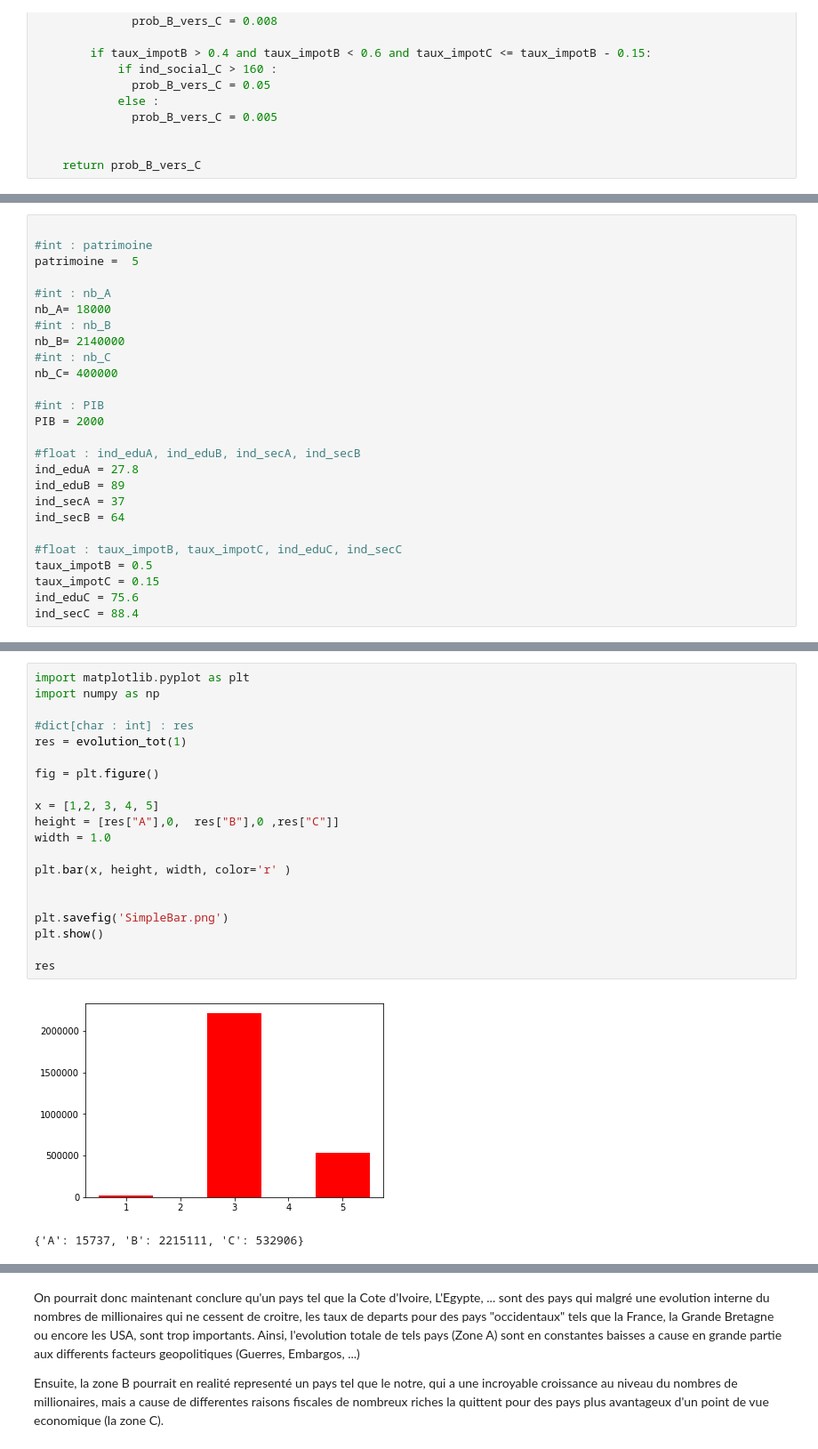
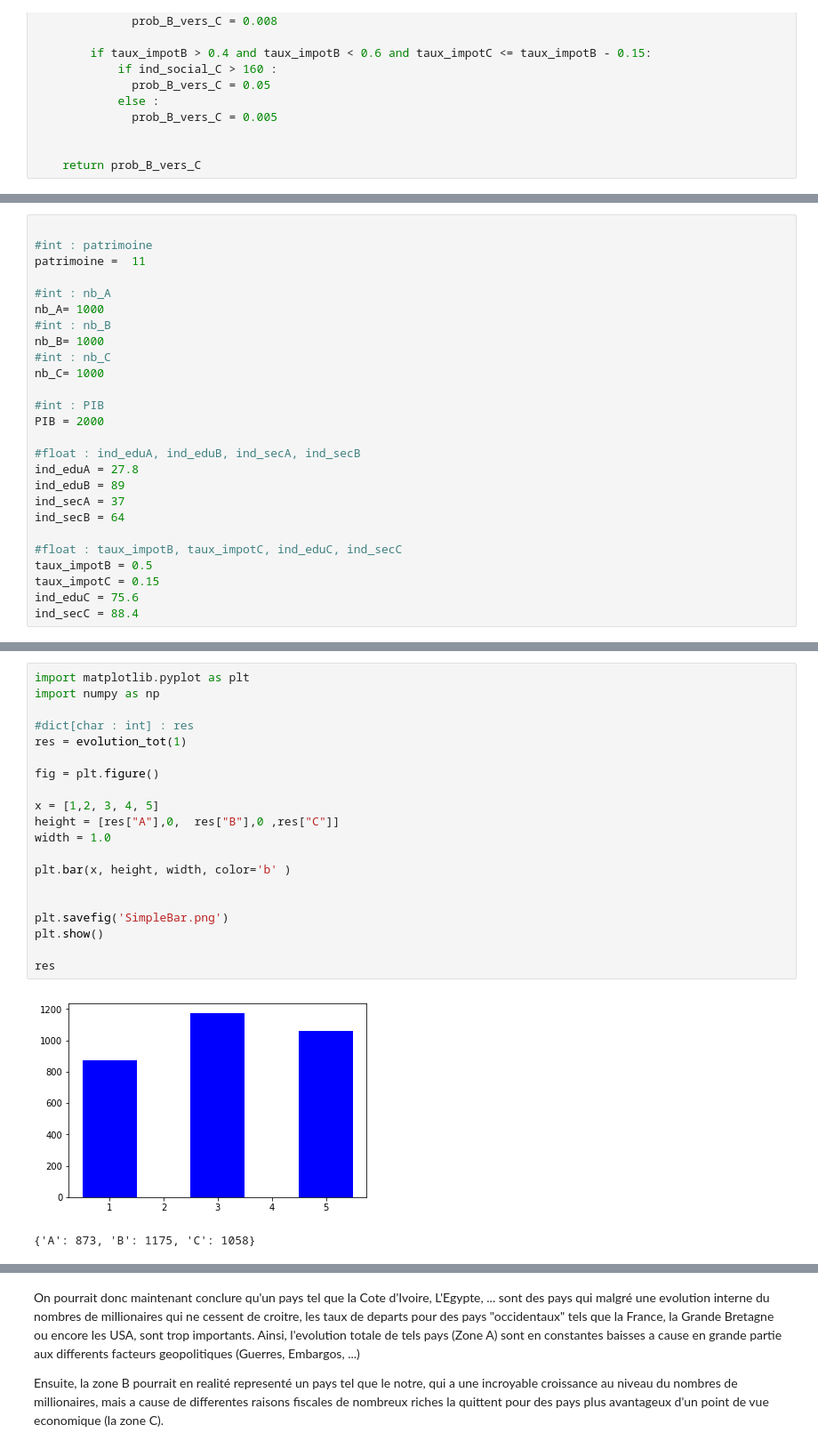
Before and after one commit to Nathceylon/ARE, a Jupyter notebook: notebookARE.ipynb, the cells around one changed output, grey strips where cells are left out. Shown: that part at 89% size. Cells and saved outputs as stored; diff of their text form.

Commit message:
modification d'un des graphes et rajout de texte

```diff
--- a/notebookARE.ipynb
+++ b/notebookARE.ipynb
@@ -356,14 +362,14 @@ Partie 3 : UN MODELE REALISTE
 # %%
 
 #int : patrimoine
-patrimoine =  5
+patrimoine =  11
 
 #int : nb_A
-nb_A= 18000
+nb_A= 1000
 #int : nb_B
-nb_B= 2140000
+nb_B= 1000
 #int : nb_C
-nb_C= 400000
+nb_C= 1000
 
 #int : PIB
 PIB = 2000
@@ -421,23 +427,23 @@ evolution_tot(1)
 # %%
 import matplotlib.pyplot as plt
 import numpy as np
 
 #dict[char : int] : res
 res = evolution_tot(1)
 
 fig = plt.figure()
 
 x = [1,2, 3, 4, 5]
 height = [res["A"],0,  res["B"],0 ,res["C"]]
 width = 1.0
 
-plt.bar(x, height, width, color='r' )
+plt.bar(x, height, width, color='b' )
 
 
 plt.savefig('SimpleBar.png')
 plt.show()
 
 res
 # %% [output]
-[figure, old version]
+[figure, new version]
-{'A': 15737, 'B': 2215111, 'C': 532906}
+{'A': 873, 'B': 1175, 'C': 1058}
```
Also changed, not shown: parts of 6 cells of this notebook.
